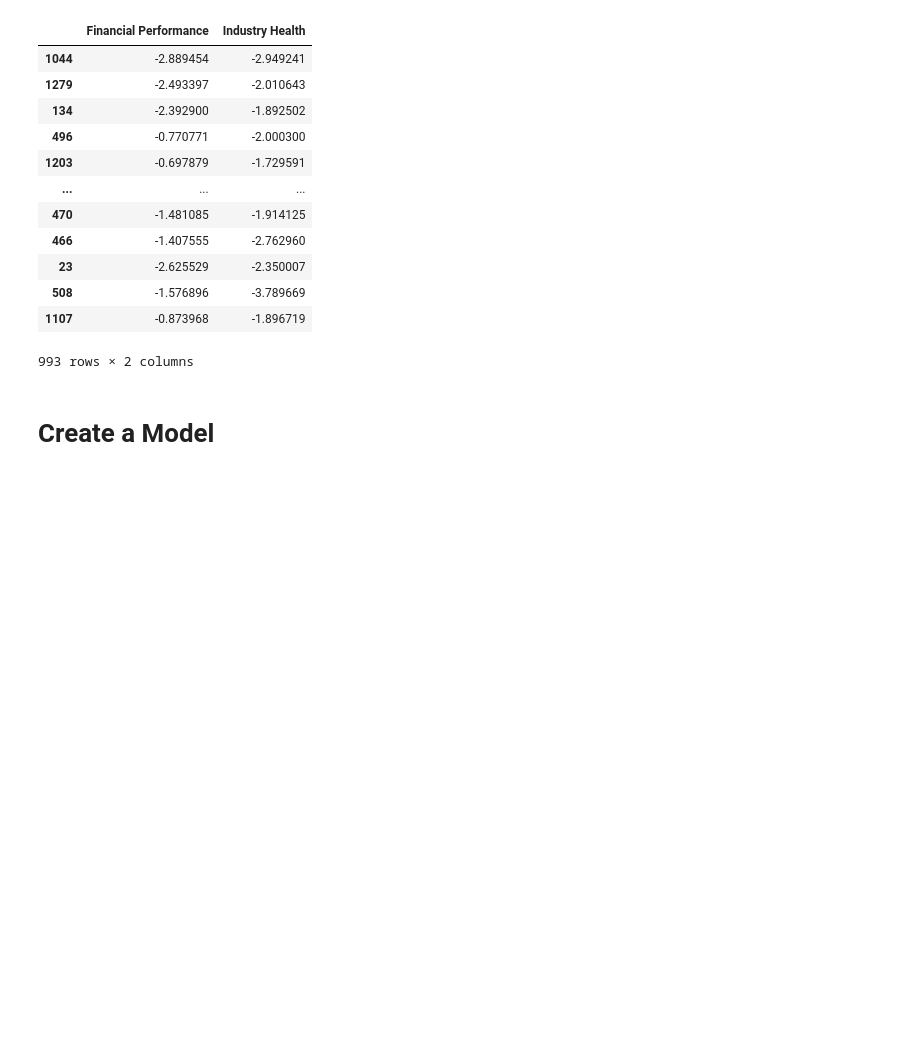
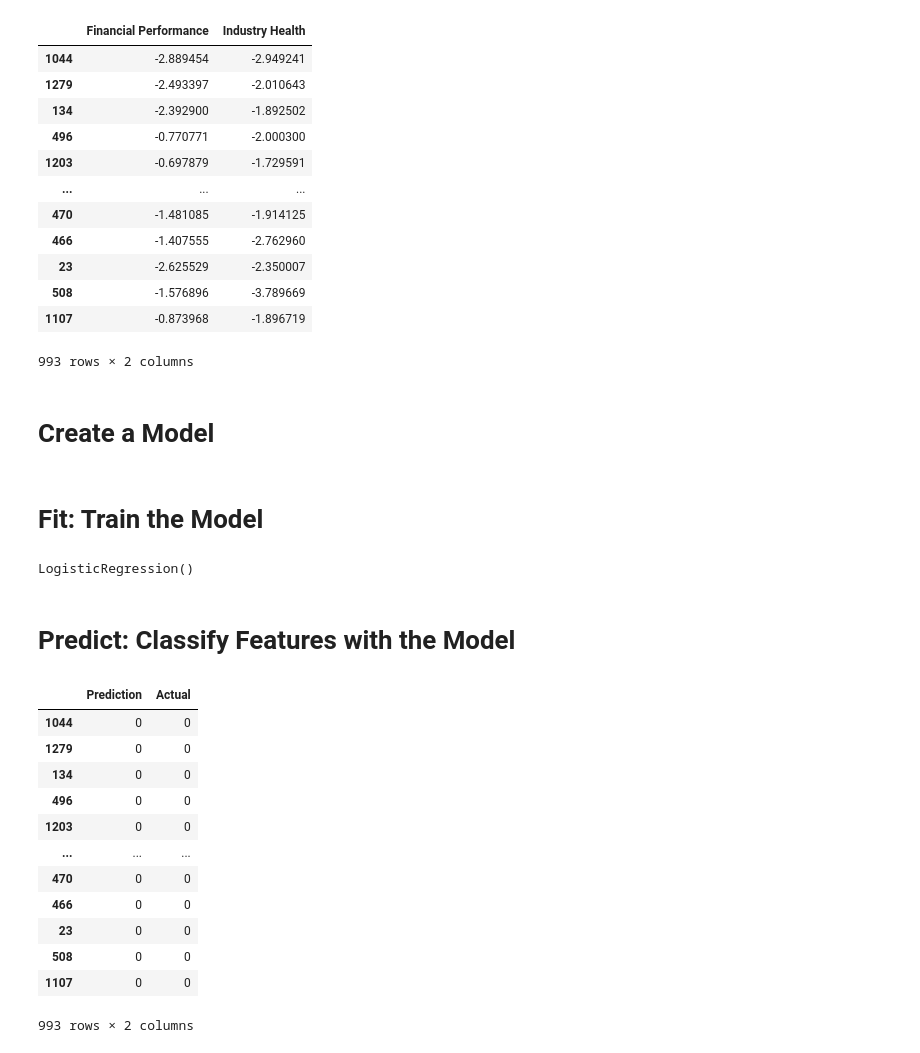
Before and after one commit to carlosmpr/fintech, a Jupyter notebook: module12/SupervisedLearning.ipynb, the cells around one changed output. Cells and saved outputs as stored; diff of their text form; code cells hidden in the pictures; blank space fills up the shorter version.

```diff
--- a/module12/SupervisedLearning.ipynb
+++ b/module12/SupervisedLearning.ipynb
@@ -88,0 +87,30 @@ Fit: Train the Model
+# %% [markdown]
+# Fit: Train the Model
+# %%
+# Fit the model
+logistic_regression_model.fit(training_features, training_targets)
+# %% [output]
+LogisticRegression()
+# %% [markdown]
+# Predict: Classify Features with the Model
+# %%
+# Generate predictions from the model we just fit
+predictions = logistic_regression_model.predict(training_features)
+
+# Convert those predictions (and actual values) to a DataFrame
+results_df = pd.DataFrame({"Prediction": predictions, "Actual": training_targets})
+results_df
+# %% [output]
+|  | Prediction | Actual |
+| 1044 | 0 | 0 |
+| 1279 | 0 | 0 |
+| 134 | 0 | 0 |
+| 496 | 0 | 0 |
+| 1203 | 0 | 0 |
+| ... | ... | ... |
+| 470 | 0 | 0 |
+| 466 | 0 | 0 |
+| 23 | 0 | 0 |
+| 508 | 0 | 0 |
+| 1107 | 0 | 0 |
+993 rows × 2 columns
```
Also changed, not shown: parts of 13 cells of this notebook, 3 other files.
